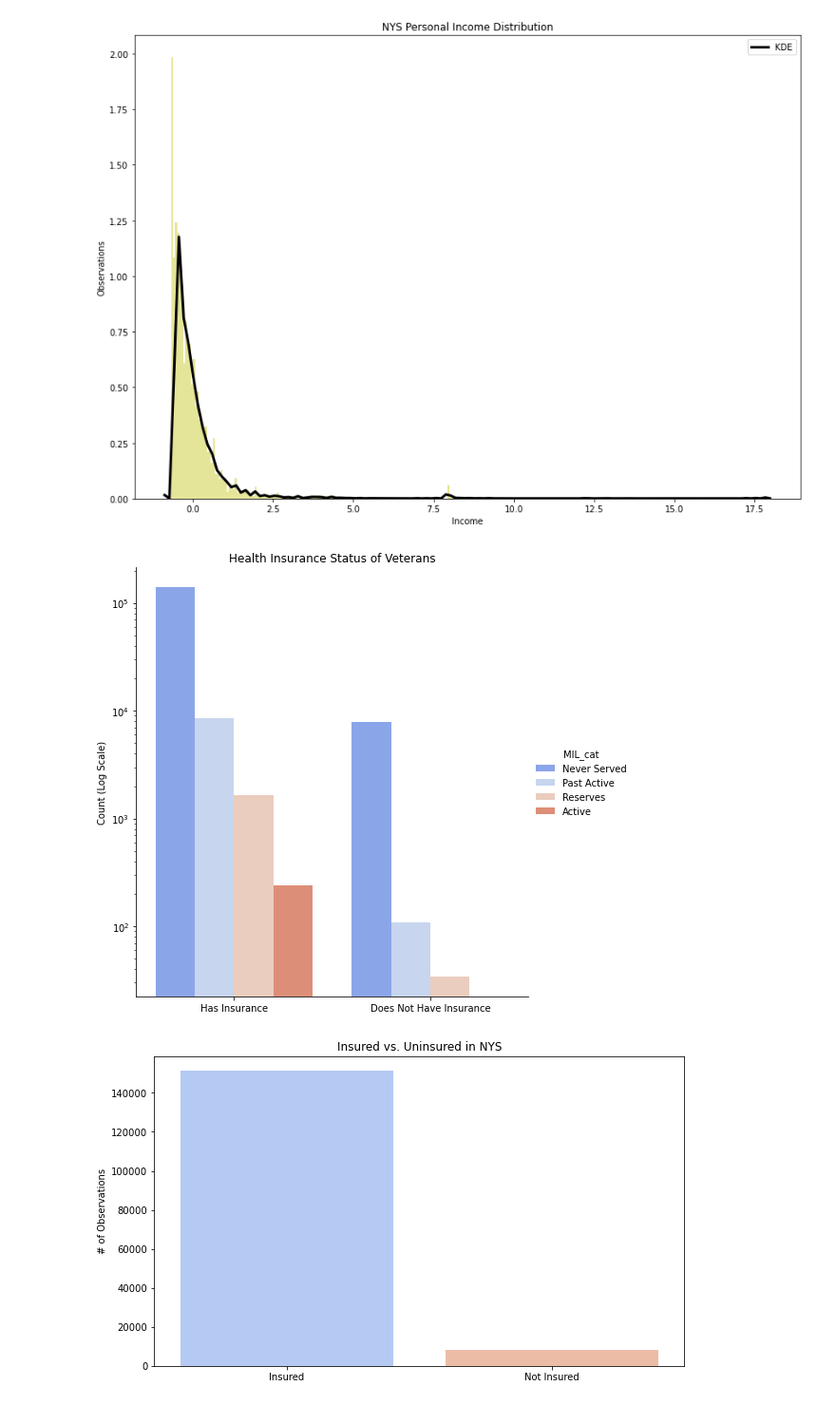
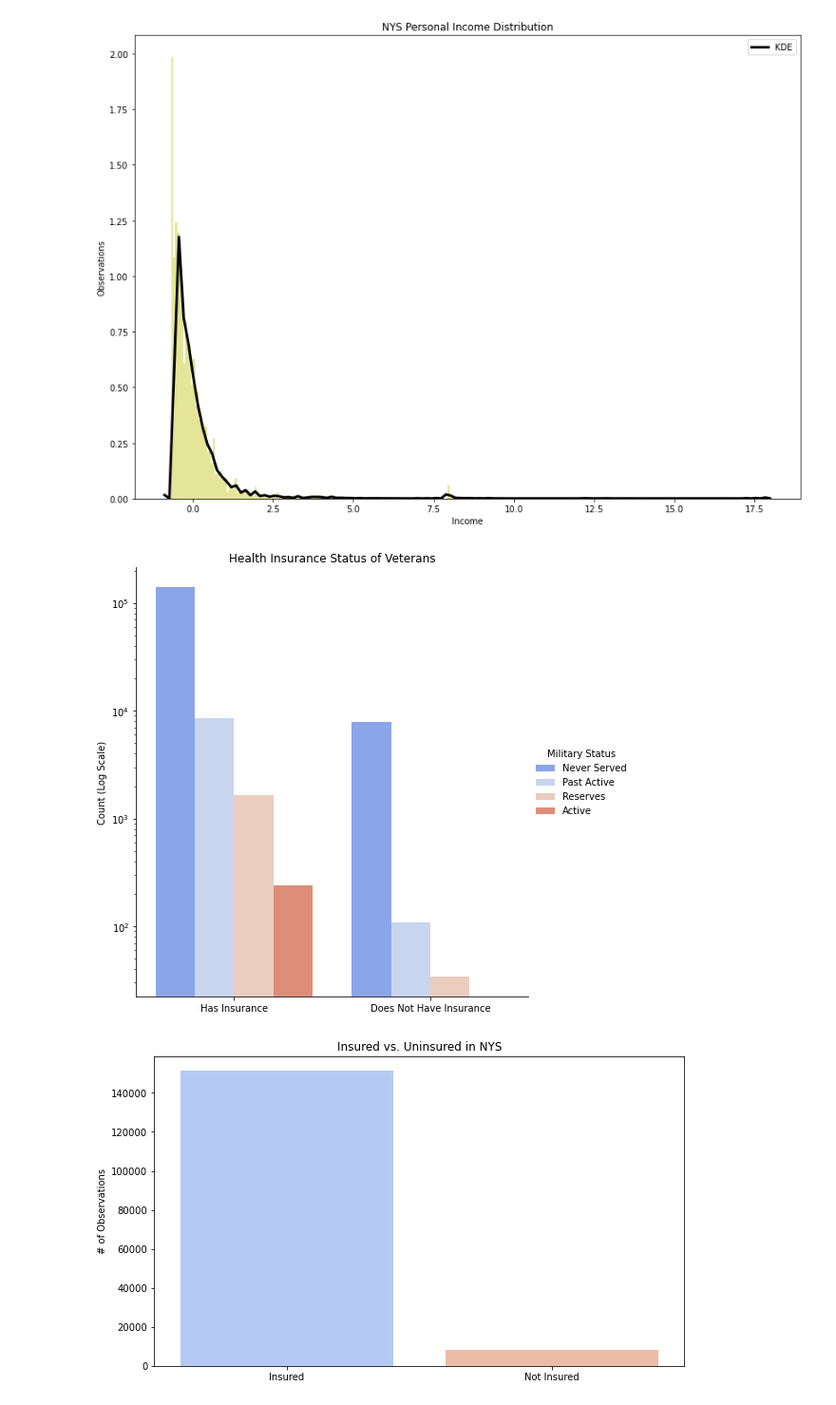
Before and after one commit to ptorres001/census_HI_classification_model, a Jupyter notebook: eda_paul.ipynb, the cells around one changed output. Shown at 95% size. Saved outputs shown, nothing was run; the diff lists cells and outputs as text; code cells hidden in the pictures.

```diff
--- a/eda_paul.ipynb
+++ b/eda_paul.ipynb
@@ -177,19 +177,21 @@ plt.savefig('PNG/nys_inc_di', bbox_inches = 'tight',pad_inches = 0);
 # %%
 #df.PINCP.value_counts()
 # %%
-df1 = df.groupby(['HICOV'])['MIL_cat'].value_counts()
+df2 = df.copy()
+df2.rename(columns = {'MIL_cat':'Military Status'}, inplace = True)
+df1 = df2.groupby(['HICOV'])['Military Status'].value_counts()
 df1 = df1.rename('Percentage').reset_index()
 
-sns.catplot(x='HICOV' , y= 'Percentage', hue='MIL_cat', kind='bar', data= df1, height = 7, palette='coolwarm')
+sns.catplot(x='HICOV' , y= 'Percentage', hue='Military Status', kind='bar', data= df1, height = 7, palette='coolwarm')
 plt.title('Health Insurance Status of Veterans')
 plt.xlabel('')
 
 plt.ylabel('Count (Log Scale)')
 plt.xticks([0,1],['Has Insurance','Does Not Have Insurance'])
 plt.yscale('log')
 plt.savefig('PNG/nys_mil_hi', bbox_inches = 'tight',pad_inches = 0);
 # %% [output]
-[figure, old version]
+[figure, new version]
 # %%
 
 fig,ax = plt.subplots(figsize=(10,6))
```
Also changed, not shown: parts of 2 cells of this notebook, 2 other files.
